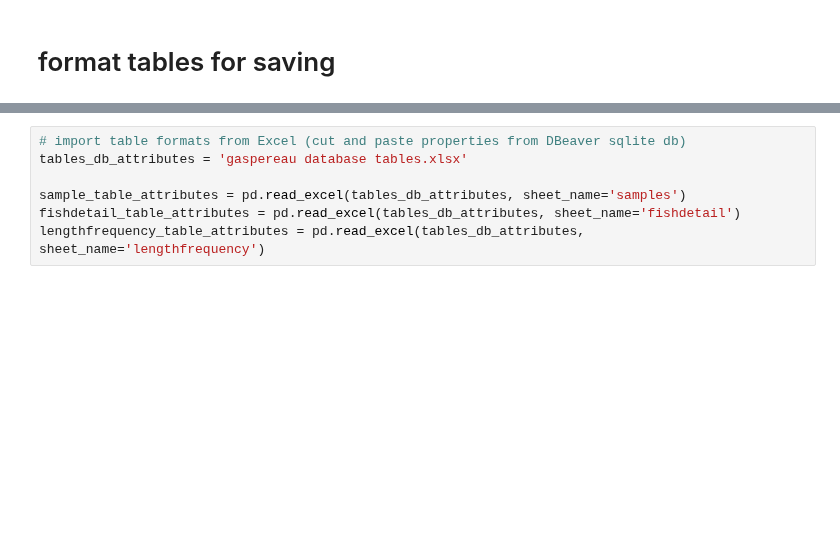
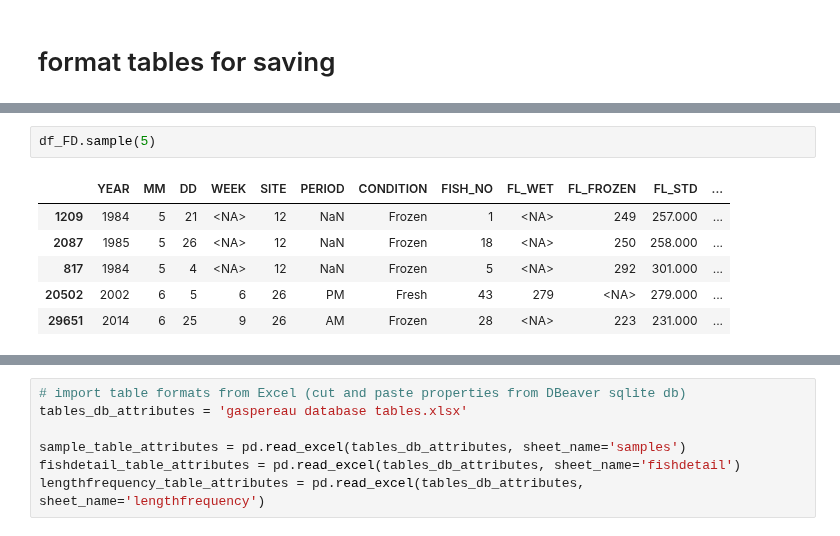
Before and after one commit to dfo-gulf-science/Gaspereau, a Jupyter notebook: 8. Data Wrangling - matching and creating tables.ipynb, the cells around one changed output, grey strips where cells are left out. Saved outputs shown, nothing was run; the diff lists cells and outputs as text; blank space fills up the shorter version.

```diff
--- a/8. Data Wrangling - matching and creating tables.ipynb
+++ b/8. Data Wrangling - matching and creating tables.ipynb
@@ -307,0 +338,9 @@ df_FD.sample(10)
+# %%
+df_FD.sample(5)
+# %% [output]
+|  | YEAR | MM | DD | WEEK | SITE | PERIOD | CONDITION | FISH_NO | FL_WET | FL_FROZEN | FL_STD | ... |
+| 1209 | 1984 | 5 | 21 | <NA> | 12 | NaN | Frozen | 1 | <NA> | 249 | 257.000 | ... |
+| 2087 | 1985 | 5 | 26 | <NA> | 12 | NaN | Frozen | 18 | <NA> | 250 | 258.000 | ... |
+| 817 | 1984 | 5 | 4 | <NA> | 12 | NaN | Frozen | 5 | <NA> | 292 | 301.000 | ... |
+| 20502 | 2002 | 6 | 5 | 6 | 26 | PM | Fresh | 43 | 279 | <NA> | 279.000 | ... |
+| 29651 | 2014 | 6 | 25 | 9 | 26 | AM | Frozen | 28 | <NA> | 223 | 231.000 | ... |
```
Also changed, not shown: parts of 31 cells of this notebook.
